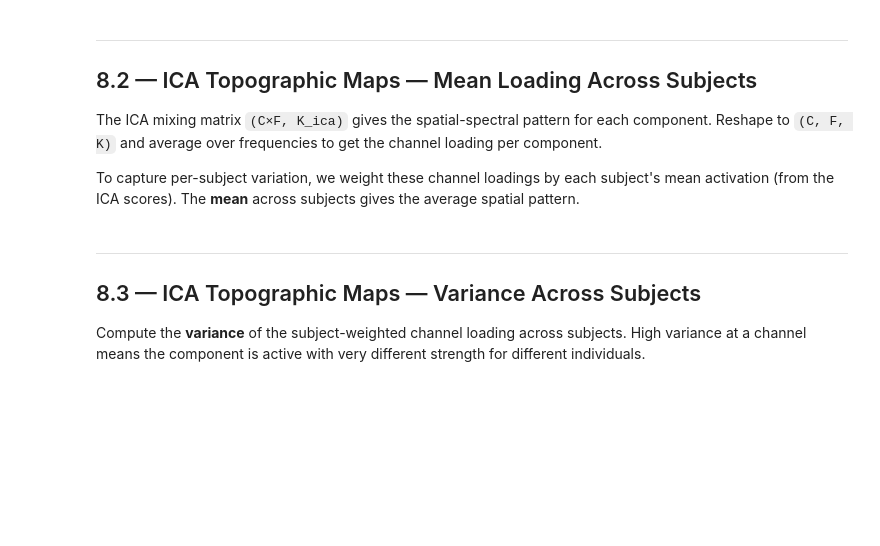
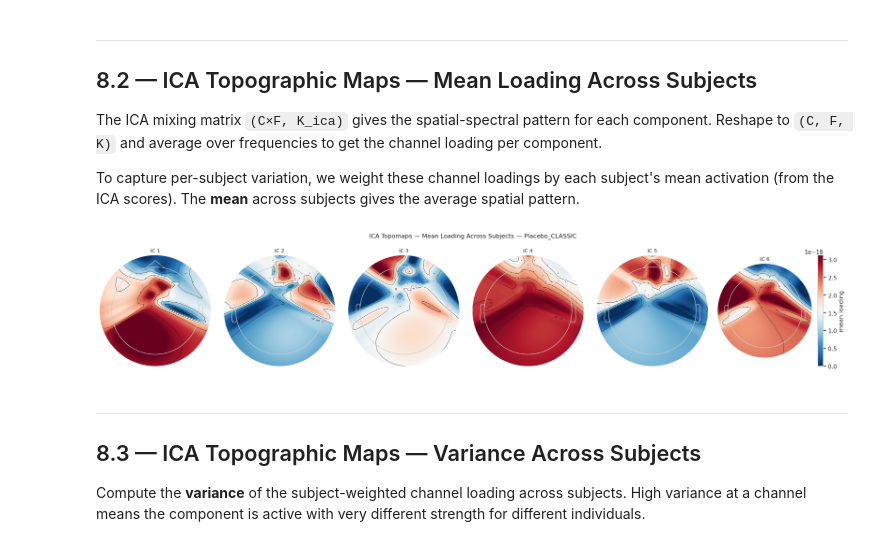
Before and after one commit to dbeinhauer/psilocybin-eeg, a Jupyter notebook: notebooks/04-wavelet-ica-analysis/wavelet_ica_intersubject.ipynb, the cells around one changed output. Cells and saved outputs as stored; diff of their text form; code cells hidden in the pictures; blank space fills up the shorter version.

```diff
--- a/notebooks/04-wavelet-ica-analysis/wavelet_ica_intersubject.ipynb
+++ b/notebooks/04-wavelet-ica-analysis/wavelet_ica_intersubject.ipynb
@@ -598,35 +647,37 @@ ica_ch_mean = per_subj_ch.mean(axis=0)
 
 n_show = min(6, N_COMPONENTS_ICA)
 _vlim_mean = np.percentile(np.abs(ica_ch_mean[:, :n_show]), 99)
 fig, axes = plt.subplots(1, n_show, figsize=(3.5 * n_show, 4))
 if n_show == 1:
     axes = [axes]
 
 for i, ax in enumerate(axes):
     im, _ = plot_topomap(
         ica_ch_mean[:, i],
         info,
         axes=ax,
         show=False,
         cmap="RdBu_r",
-        vmin=-_vlim_mean,
-        vmax=_vlim_mean,
+        # vmin=-_vlim_mean,
+        # vmax=_vlim_mean,
     )
     ax.set_title(f"IC {i + 1}", fontsize=10)
 
 fig.suptitle(
     f"ICA Topomaps — Mean Loading Across Subjects — {LABEL}",
     fontsize=12,
 )
 plt.colorbar(im, ax=axes[-1], label="mean loading")
 fig.tight_layout()
 if SAVE_PLOTS:
     fig.savefig(
         PLOTS_DIR / "ica_topomap_mean.png",
         dpi=150,
         bbox_inches="tight",
     )
 plt.show()
+# %% [output]
+[figure, added]
 # %% [markdown]
 ---
 ## 8.3 — ICA Topographic Maps — Variance Across Subjects
```
Also changed, not shown: parts of 16 cells of this notebook, 2 other files.
